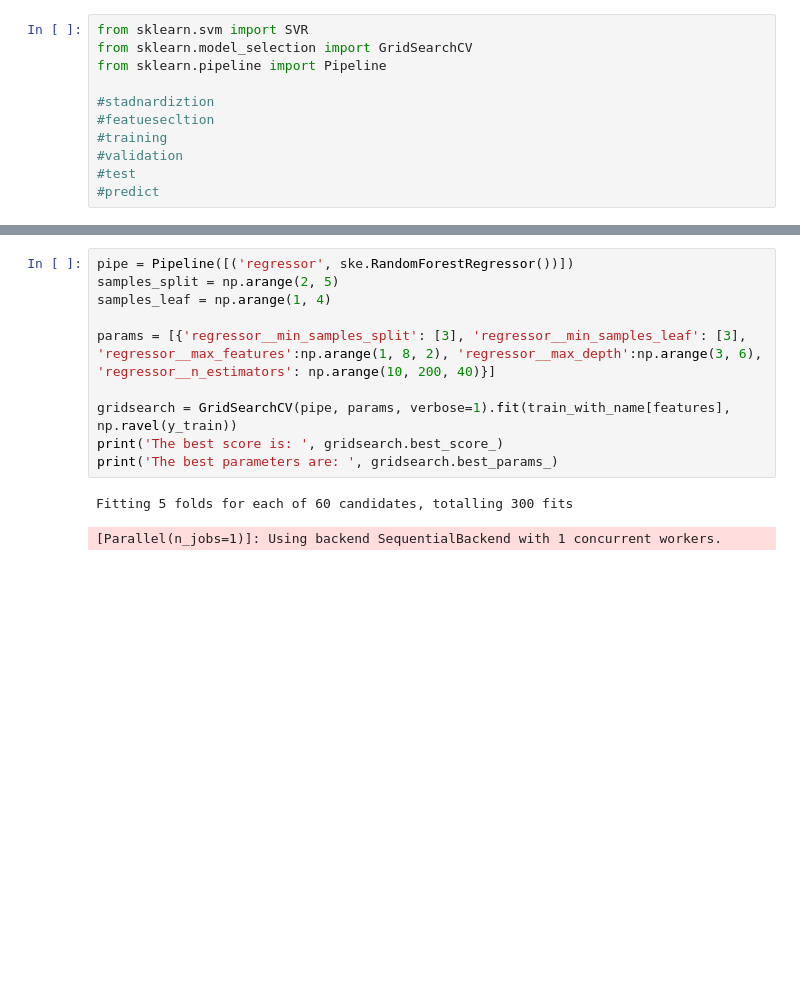
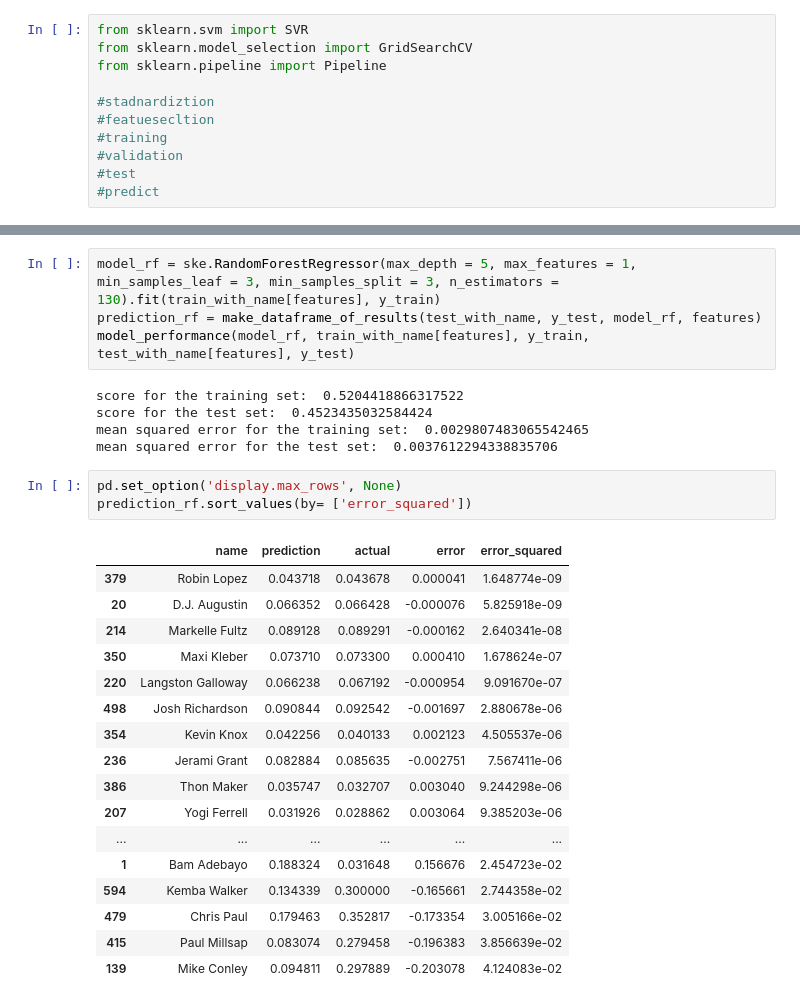
Before and after one commit to ZachLiu519/nba-model, a Jupyter notebook: model_building/Model_2/model3.ipynb, the cells around one changed output, grey strips where cells are left out. Saved outputs shown, nothing was run; the diff lists cells and outputs as text; blank space fills up the shorter version.

```diff
--- a/model_building/Model_2/model3.ipynb
+++ b/model_building/Model_2/model3.ipynb
@@ -169,13 +318,30 @@ KeyboardInterrupt:
-# %%
-pipe = Pipeline([('regressor', ske.RandomForestRegressor())])
-samples_split = np.arange(2, 5)
-samples_leaf = np.arange(1, 4)
-
-params = [{'regressor__min_samples_split': [3], 'regressor__min_samples_leaf': [3], 'regressor__max_features':np.arange(1, 8, 2), 'regressor__max_depth':np.arange(3, 6), 'regressor__n_estimators': np.arange(10, 200, 40)}]
-
-gridsearch = GridSearchCV(pipe, params, verbose=1).fit(train_with_name[features], np.ravel(y_train))
-print('The best score is: ', gridsearch.best_score_)
-print('The best parameters are: ', gridsearch.best_params_)
-# %% [output]
-Fitting 5 folds for each of 60 candidates, totalling 300 fits
-[Parallel(n_jobs=1)]: Using backend SequentialBackend with 1 concurrent workers.
+# %%
+model_rf = ske.RandomForestRegressor(max_depth = 5, max_features = 1, min_samples_leaf = 3, min_samples_split = 3, n_estimators = 130).fit(train_with_name[features], y_train)
+prediction_rf = make_dataframe_of_results(test_with_name, y_test, model_rf, features)
+model_performance(model_rf, train_with_name[features], y_train, test_with_name[features], y_test)
+# %% [output]
+score for the training set:  0.5204418866317522
+score for the test set:  0.4523435032584424
+mean squared error for the training set:  0.0029807483065542465
+mean squared error for the test set:  0.0037612294338835706
+# %%
+pd.set_option('display.max_rows', None)
+prediction_rf.sort_values(by= ['error_squared'])
+# %% [output]
+|  | name | prediction | actual | error | error_squared |
+| 379 | Robin Lopez | 0.043718 | 0.043678 | 0.000041 | 1.648774e-09 |
+| 20 | D.J. Augustin | 0.066352 | 0.066428 | -0.000076 | 5.825918e-09 |
+| 214 | Markelle Fultz | 0.089128 | 0.089291 | -0.000162 | 2.640341e-08 |
+| 350 | Maxi Kleber | 0.073710 | 0.073300 | 0.000410 | 1.678624e-07 |
+| 220 | Langston Galloway | 0.066238 | 0.067192 | -0.000954 | 9.091670e-07 |
+| 498 | Josh Richardson | 0.090844 | 0.092542 | -0.001697 | 2.880678e-06 |
+| 354 | Kevin Knox | 0.042256 | 0.040133 | 0.002123 | 4.505537e-06 |
+| 236 | Jerami Grant | 0.082884 | 0.085635 | -0.002751 | 7.567411e-06 |
+| 386 | Thon Maker | 0.035747 | 0.032707 | 0.003040 | 9.244298e-06 |
+| 207 | Yogi Ferrell | 0.031926 | 0.028862 | 0.003064 | 9.385203e-06 |
+| ... | ... | ... | ... | ... | ... |
+| 1 | Bam Adebayo | 0.188324 | 0.031648 | 0.156676 | 2.454723e-02 |
+| 594 | Kemba Walker | 0.134339 | 0.300000 | -0.165661 | 2.744358e-02 |
+| 479 | Chris Paul | 0.179463 | 0.352817 | -0.173354 | 3.005166e-02 |
+| 415 | Paul Millsap | 0.083074 | 0.279458 | -0.196383 | 3.856639e-02 |
+| 139 | Mike Conley | 0.094811 | 0.297889 | -0.203078 | 4.124083e-02 |
```
Also changed, not shown: parts of 32 cells of this notebook.
